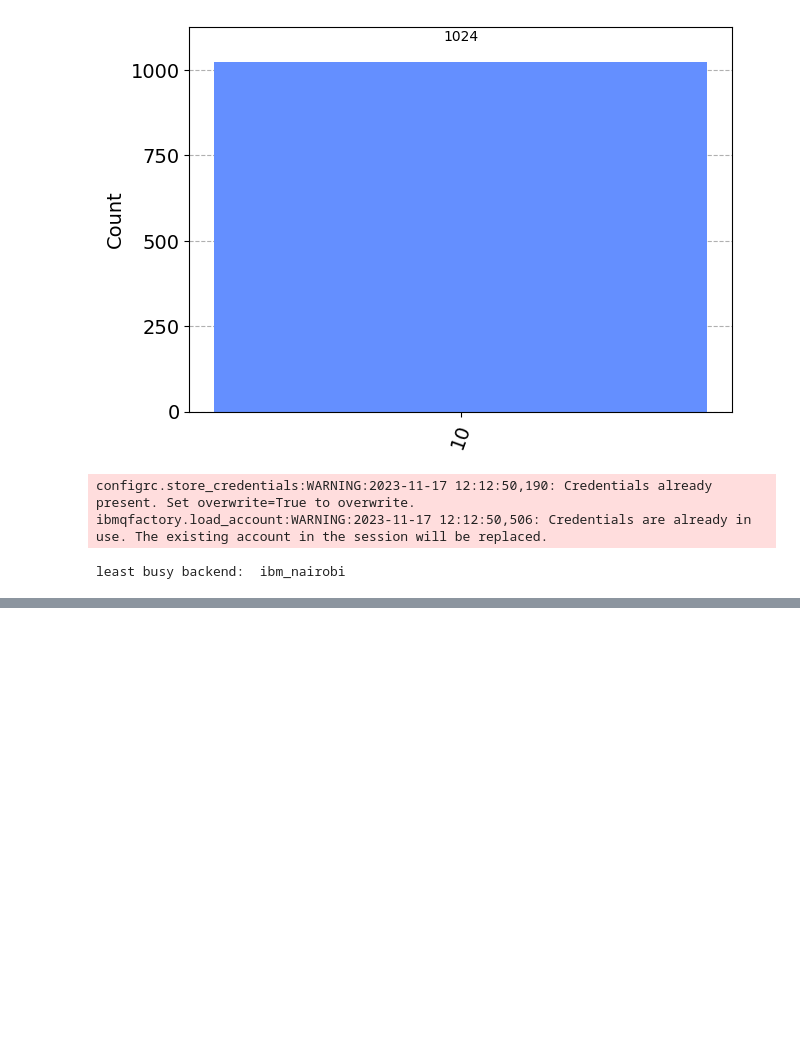
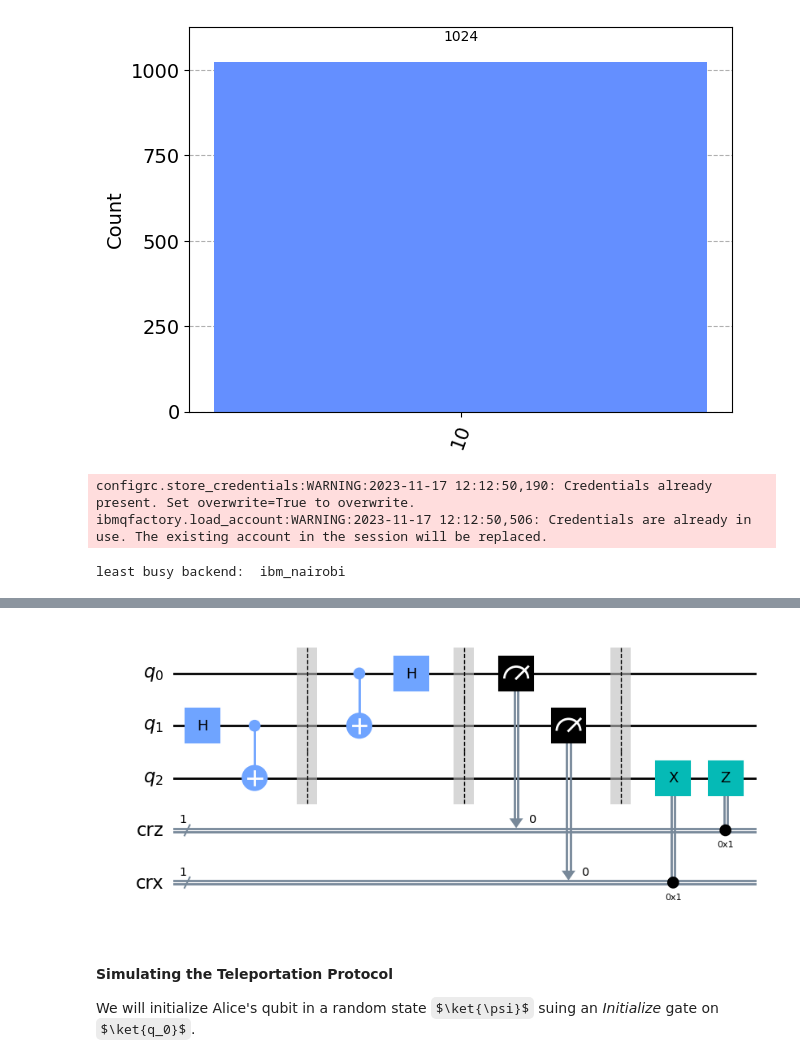
Before and after one commit to sebastianardelean/QIC, a Jupyter notebook: work/LAB6.ipynb, the cells around one changed output, grey strips where cells are left out. Drawn from its saved outputs; the diff is of its cells as text; code cells hidden in the pictures; some formulas as TeX source; blank space fills up the shorter version.

```diff
--- a/work/LAB6.ipynb
+++ b/work/LAB6.ipynb
@@ -196,0 +273,14 @@ print(f"Accuracy = {accuracy:.2f}%")
+# %%
+def bob_gates(qc, qubit, crz, crx):
+    qc.x(qubit).c_if(crx, 1)
+    qc.z(qubit).c_if(crz, 1)
+# %%
+teleportation_circuit.barrier()
+bob_gates(teleportation_circuit, 2, crz, crx)
+teleportation_circuit.draw(output="mpl")
+# %% [output]
+[figure, added]
+# %% [markdown]
+#### Simulating the Teleportation Protocol
+
+We will initialize Alice's qubit in a random state $\ket{\psi}$ suing an *Initialize* gate on $\ket{q_0}$.
```
Also changed, not shown: parts of 41 cells of this notebook.
